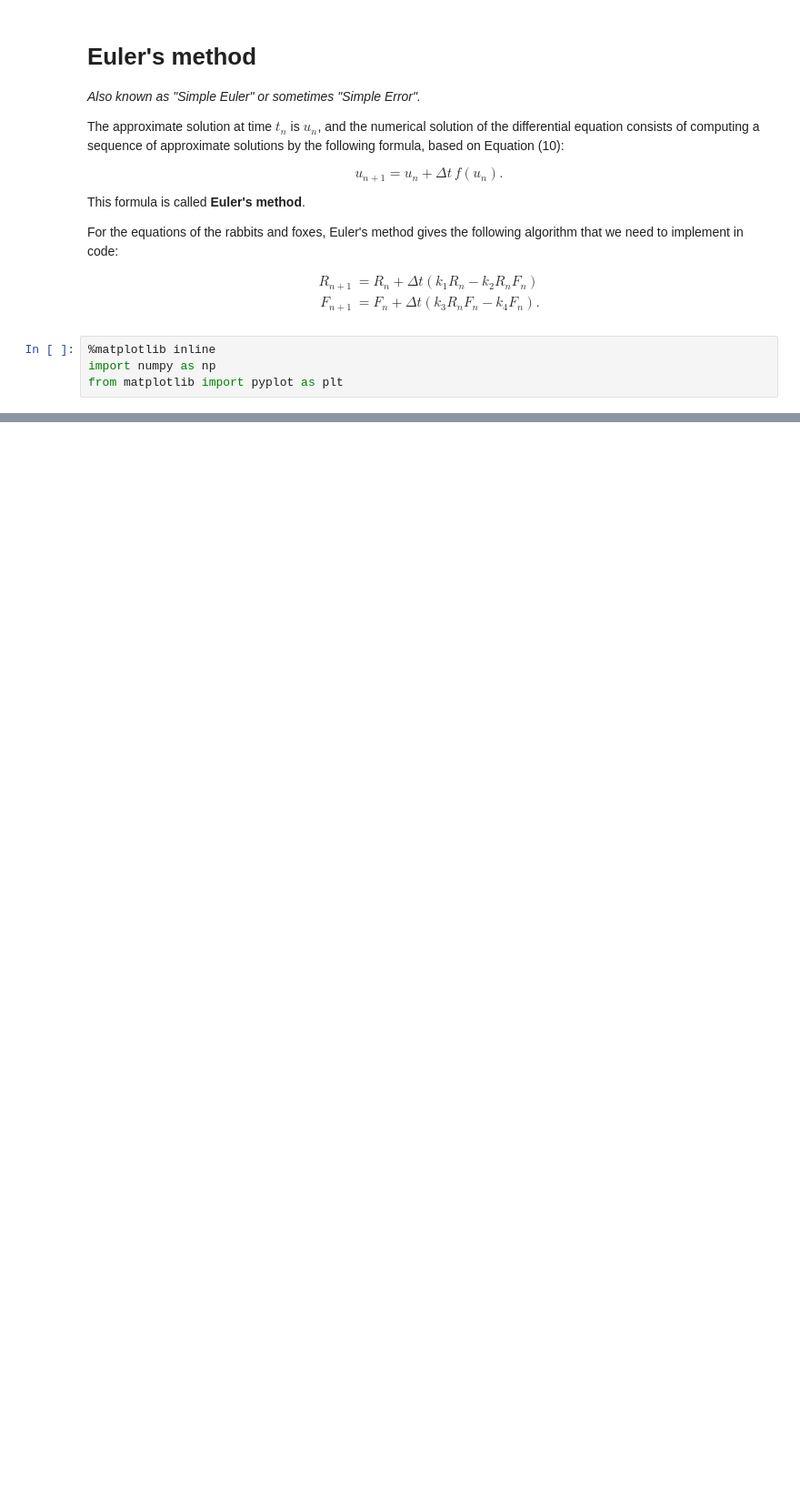
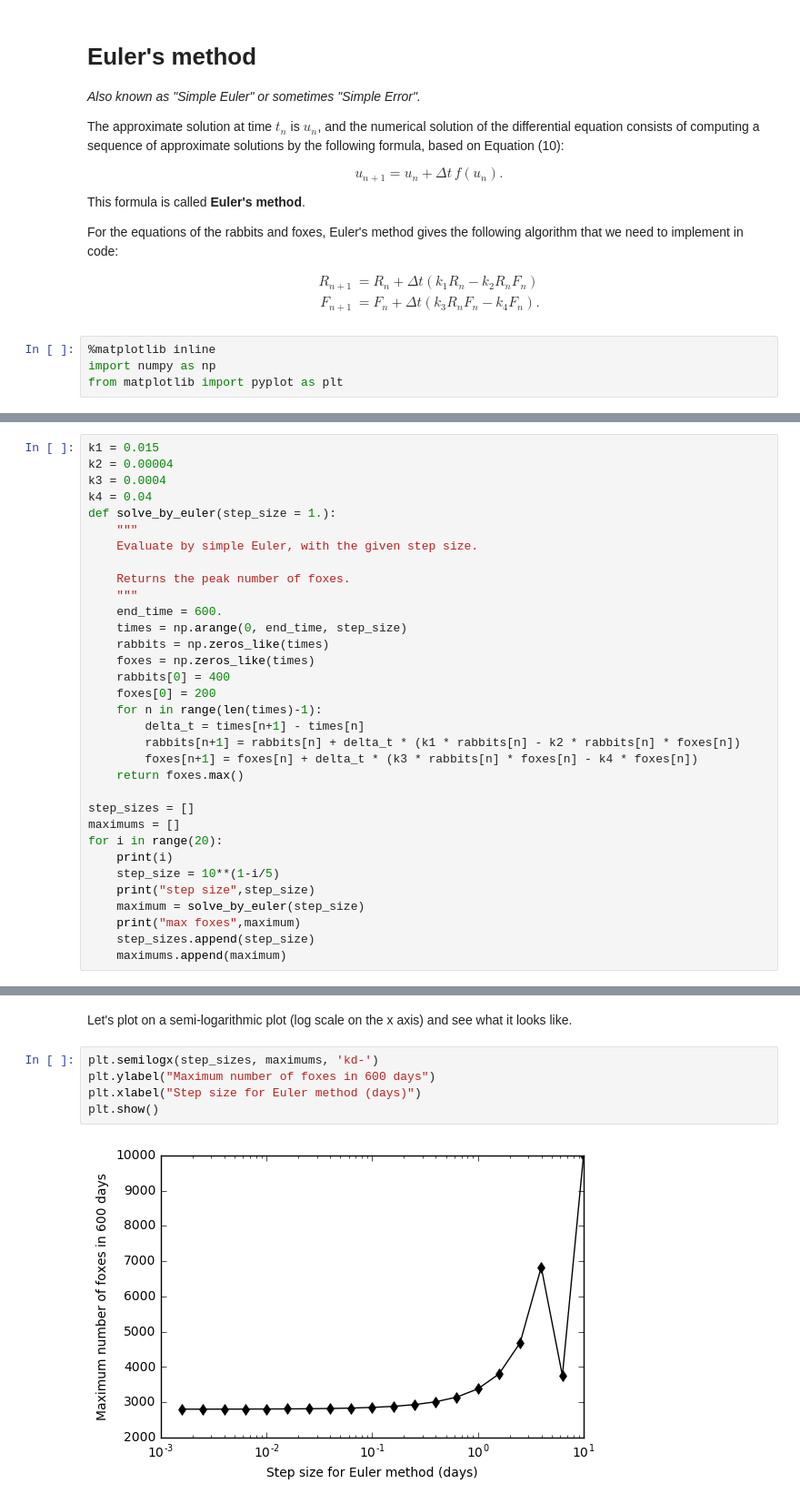
Before and after one commit to RaeMa07JG/rabbits-and-foxes-dbaugher, a Jupyter notebook: rabbits-and-foxes.ipynb, the cells around one changed output, grey strips where cells are left out. Shown at 91% size. Saved outputs shown, nothing was run; the diff lists cells and outputs as text; blank space fills up the shorter version.

```diff
--- a/rabbits-and-foxes.ipynb
+++ b/rabbits-and-foxes.ipynb
@@ -64,0 +94,33 @@ from matplotlib import pyplot as plt
+# %%
+k1 = 0.015
+k2 = 0.00004
+k3 = 0.0004
+k4 = 0.04
+def solve_by_euler(step_size = 1.):
+    """
+    Evaluate by simple Euler, with the given step size.
+
+    Returns the peak number of foxes.
+    """
+    end_time = 600.
+    times = np.arange(0, end_time, step_size)
+    rabbits = np.zeros_like(times)
+    foxes = np.zeros_like(times)
+    rabbits[0] = 400
+    foxes[0] = 200
+    for n in range(len(times)-1):
+        delta_t = times[n+1] - times[n]
+        rabbits[n+1] = rabbits[n] + delta_t * (k1 * rabbits[n] - k2 * rabbits[n] * foxes[n])
+        foxes[n+1] = foxes[n] + delta_t * (k3 * rabbits[n] * foxes[n] - k4 * foxes[n])
+    return foxes.max()
+
+step_sizes = []
+maximums = []
+for i in range(20):
+    print(i)
+    step_size = 10**(1-i/5)
+    print("step size",step_size)
+    maximum = solve_by_euler(step_size)
+    print("max foxes",maximum)
+    step_sizes.append(step_size)
+    maximums.append(maximum)
@@ -64,0 +145,9 @@ from matplotlib import pyplot as plt
+# %% [markdown]
+Let's plot on a semi-logarithmic plot (log scale on the x axis) and see what it looks like.
+# %%
+plt.semilogx(step_sizes, maximums, 'kd-')
+plt.ylabel("Maximum number of foxes in 600 days")
+plt.xlabel("Step size for Euler method (days)")
+plt.show()
+# %% [output]
+[figure, added]
```
Also changed, not shown: parts of 10 cells of this notebook.
